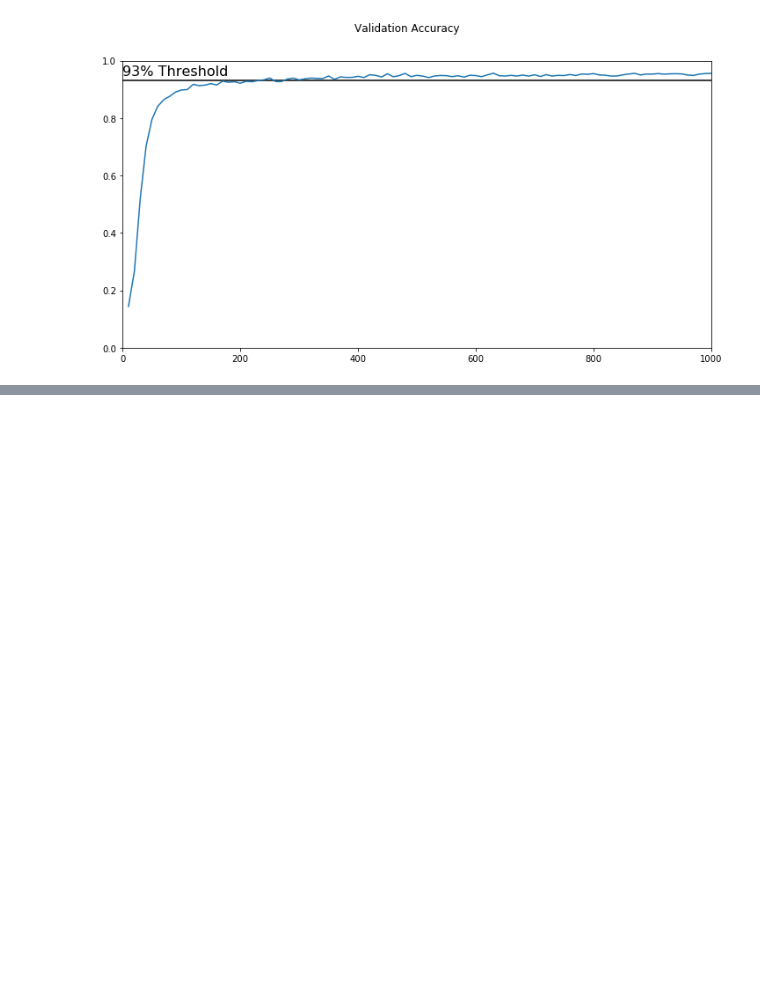
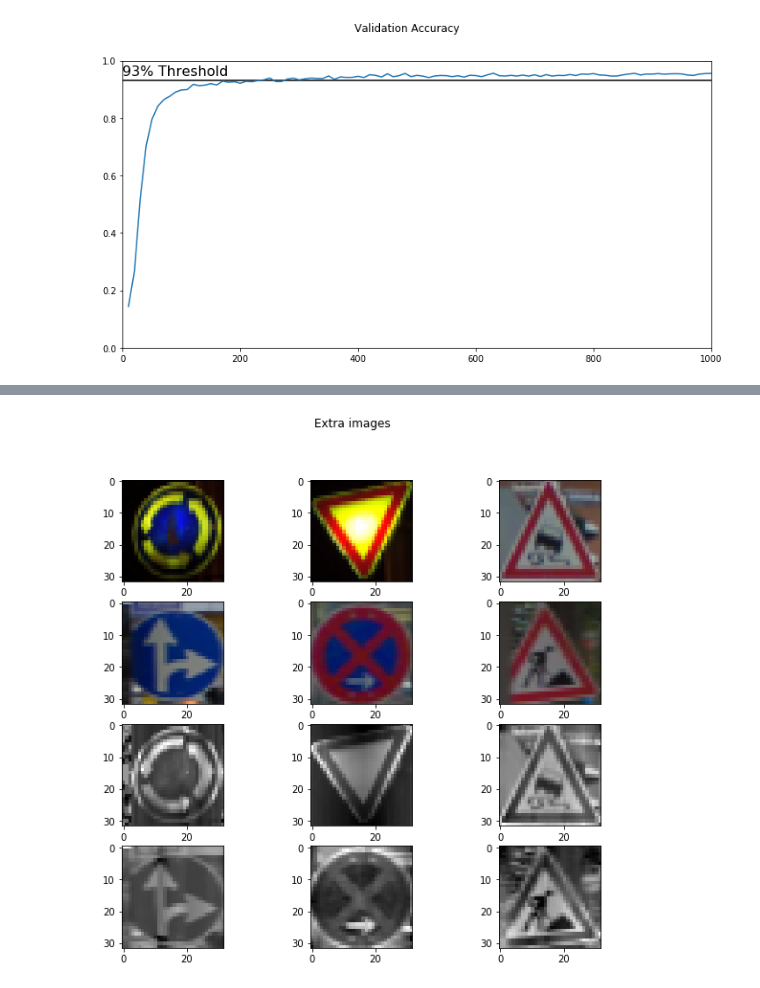
Before and after one commit to sketchc89/TrafficSign-P2, a Jupyter notebook: Traffic_Sign_Classifier_Grayscale.ipynb, the cells around one changed output, grey strips where cells are left out. Cells and saved outputs as stored; diff of their text form; code cells hidden in the pictures; blank space fills up the shorter version.

```diff
--- a/Traffic_Sign_Classifier_Grayscale.ipynb
+++ b/Traffic_Sign_Classifier_Grayscale.ipynb
@@ -465,0 +559,23 @@ plt.plot(accuracy['Epoch'], accuracy['Accuracy'])
+# %%
+for i in range(1,7):
+    img = cv2.imread('./examples/Selection_00{0}.png'.format(i))
+    resized = cv2.resize(img, (32,32), 0, 0, cv2.INTER_CUBIC)
+    cv2.imwrite('./examples/Resized_00{0}.png'.format(i), resized)
+#     resized = cv2.cvtColor(resized, cv2.COLOR_BGR2RGB)
+#     plt.subplot(230+i)
+#     plt.imshow(resized)
+images = np.zeros((6,32,32))
+fig = plt.figure(figsize=(10,9))
+fig.suptitle('Extra images')
+for i in range(1,7):
+    img = mpimg.imread('./examples/Resized_00{0}.png'.format(i))
+    ax = plt.subplot(4,3,i)
+    plt.imshow(img)
+    gray = cv2.cvtColor(img, cv2.COLOR_RGB2GRAY)
+    norm = normalize(gray)
+    axn = plt.subplot(4,3,6+i)
+    plt.imshow(norm, cmap='gray')
+    images[i-1] = norm
+plt.show()
+# %% [output]
+[figure, added]
```
Also changed, not shown: parts of 33 cells of this notebook, 12 other files.
